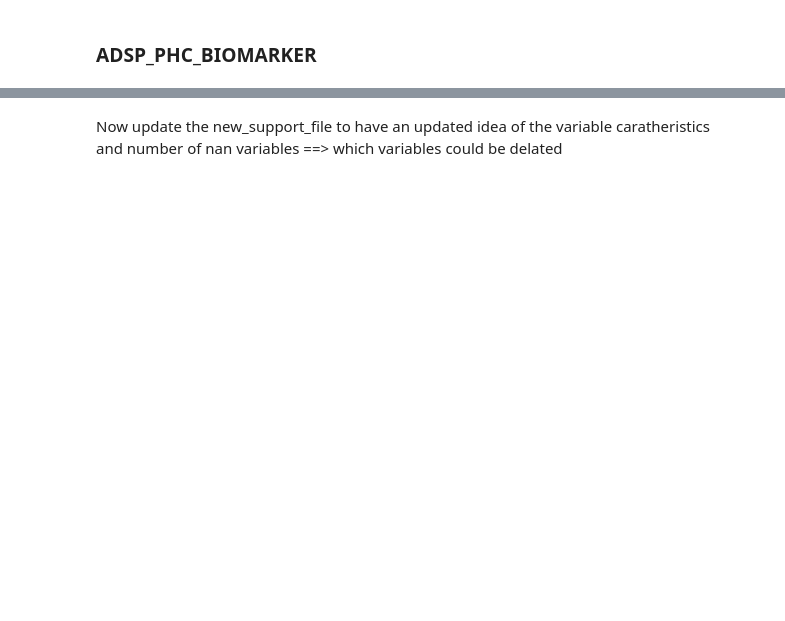
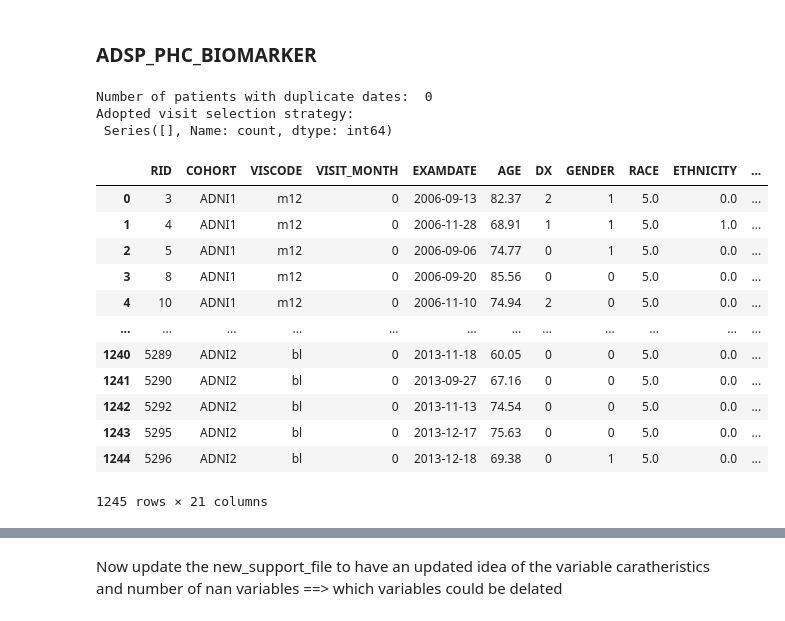
Before and after one commit to ifabfoundation/AIND, a Jupyter notebook: WP-2/Data_cleaning/adni_cleaning1.ipynb, the cells around one changed output, grey strips where cells are left out. Drawn from its saved outputs; the diff is of its cells as text; code cells hidden in the pictures; blank space fills up the shorter version.

```diff
--- a/WP-2/Data_cleaning/adni_cleaning1.ipynb
+++ b/WP-2/Data_cleaning/adni_cleaning1.ipynb
@@ -1517,7 +1508,7 @@ datefix_df = dataCleaner.to_date_format(no_none_df, ['EXAMDATE'])
 datefix_df = dataCleaner.find_exam_code(
     datefix_df,
     date_column = 'EXAMDATE',
-    viscode_refernce = 'VISCODE',
+    viscode_reference = 'VISCODE',
     patient_id_column = 'RID',
     essential_variables= columns_must_be_verified)
 # %%
@@ -1665,9 +1584,13 @@ datefix_df = dataCleaner.to_date_format(no_none_df, ['DRAWDATE'])
 datefix_df = dataCleaner.find_exam_code(
     datefix_df,
     date_column = 'DRAWDATE',
-    viscode_refernce = 'VISCODE2',
+    viscode_reference = 'VISCODE2',
     patient_id_column = 'RID',
     essential_variables= columns_must_be_verified)
+# %% [output]
+Number of patients with duplicate dates:  0
+Adopted visit selection strategy:
+ Series([], Name: count, dtype: int64)
 # %%
 processed_df = dataCleaner.binarization_gender(datefix_df, col_name='PHC_Sex')
 processed_df = dataCleaner.categorize_education(processed_df, col_name='PHC_Education')
@@ -1681,7 +1602,23 @@ new_var
 mapping = {1: 1, 1.0: 1, 2: 2, 2.0: 2, 4: 3, 4.0: 3, 3: 4, 3.0: 4, 5: 5, 5.0: 5}
 processed_df['PHC_Race'] = processed_df['PHC_Race'].map(mapping)
 # %%
-filtered_df =dataCleaner.filter_variables(processed_df, list(zip_files.keys())[0], new_var=['VISIT_MONTH'] + new_var, remove_var=['VISCODE'], prefix='raw')
+filtered_df =dataCleaner.filter_variables(processed_df, list(zip_files.keys())[0], new_var=['VISIT_MONTH'] + new_var, prefix='raw')
 # %%
 new_support_file_path = 'ADNI_variables_cleaned1'
 renamed_df, new_support_file = dataCleaner.new_variable_names(new_support_file_path+'.xlsx', filtered_df, file_code)
+# %%
+renamed_df
+# %% [output]
+|  | RID | COHORT | VISCODE | VISIT_MONTH | EXAMDATE | AGE | DX | GENDER | RACE | ETHNICITY | ... |
+| 0 | 3 | ADNI1 | m12 | 0 | 2006-09-13 | 82.37 | 2 | 1 | 5.0 | 0.0 | ... |
+| 1 | 4 | ADNI1 | m12 | 0 | 2006-11-28 | 68.91 | 1 | 1 | 5.0 | 1.0 | ... |
+| 2 | 5 | ADNI1 | m12 | 0 | 2006-09-06 | 74.77 | 0 | 1 | 5.0 | 0.0 | ... |
+| 3 | 8 | ADNI1 | m12 | 0 | 2006-09-20 | 85.56 | 0 | 0 | 5.0 | 0.0 | ... |
+| 4 | 10 | ADNI1 | m12 | 0 | 2006-11-10 | 74.94 | 2 | 0 | 5.0 | 0.0 | ... |
+| ... | ... | ... | ... | ... | ... | ... | ... | ... | ... | ... | ... |
+| 1240 | 5289 | ADNI2 | bl | 0 | 2013-11-18 | 60.05 | 0 | 0 | 5.0 | 0.0 | ... |
+| 1241 | 5290 | ADNI2 | bl | 0 | 2013-09-27 | 67.16 | 0 | 0 | 5.0 | 0.0 | ... |
+| 1242 | 5292 | ADNI2 | bl | 0 | 2013-11-13 | 74.54 | 0 | 0 | 5.0 | 0.0 | ... |
+| 1243 | 5295 | ADNI2 | bl | 0 | 2013-12-17 | 75.63 | 0 | 0 | 5.0 | 0.0 | ... |
+| 1244 | 5296 | ADNI2 | bl | 0 | 2013-12-18 | 69.38 | 0 | 1 | 5.0 | 0.0 | ... |
+1245 rows × 21 columns
```
Also changed, not shown: parts of 215 cells of this notebook, 2 other files.
